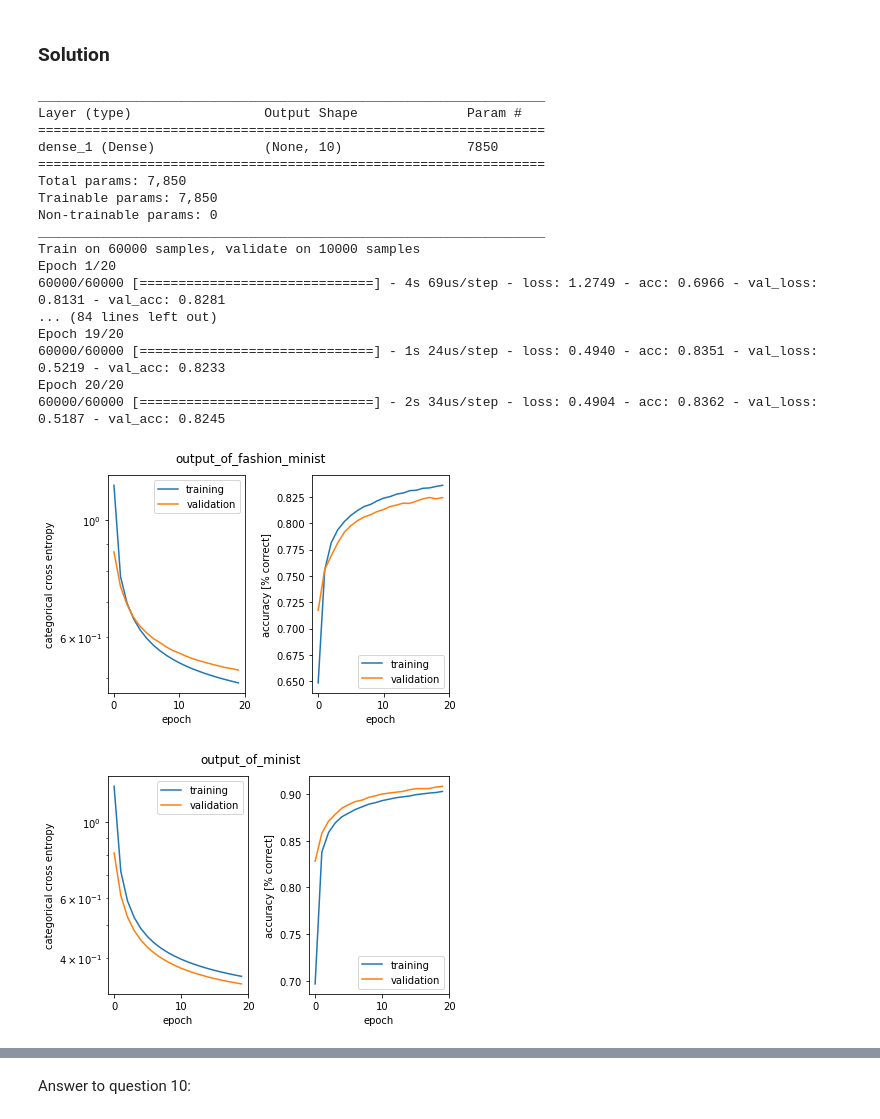
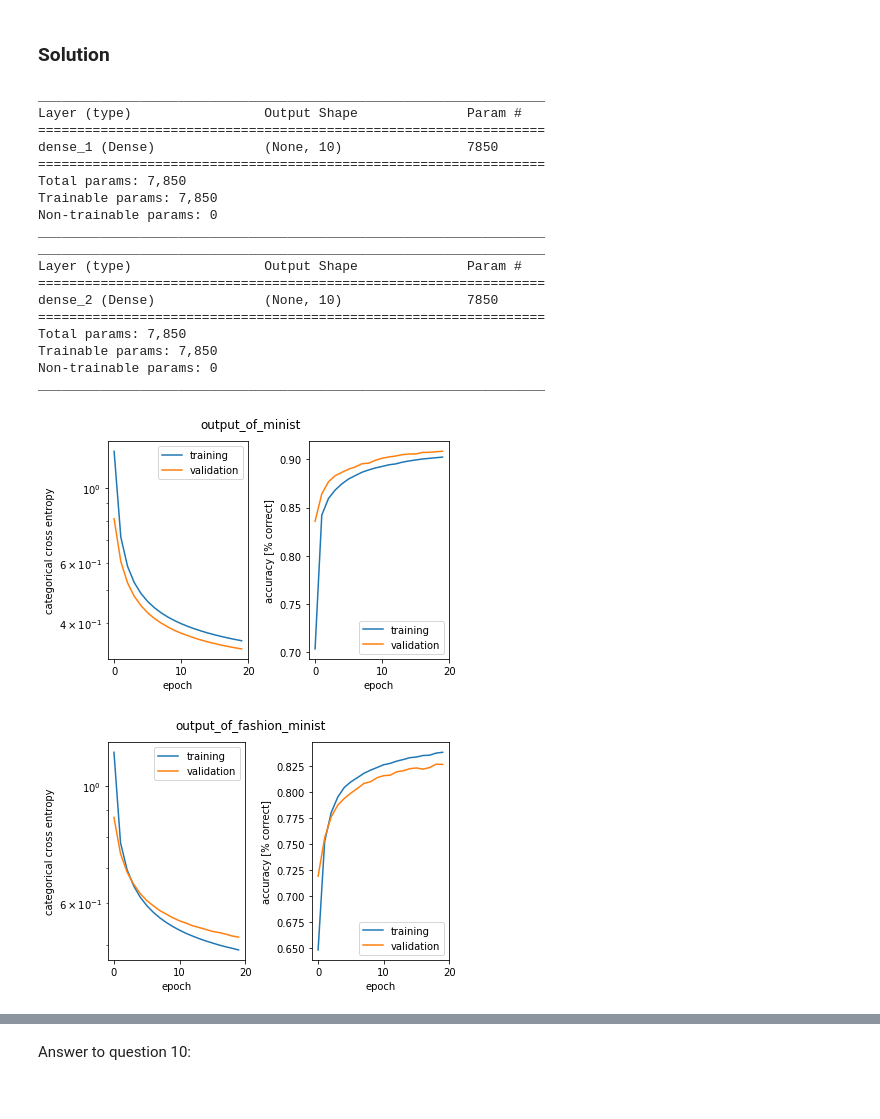
Before and after one commit to Battleman/ANN, a Jupyter notebook: miniproject1.ipynb, the cells around one changed output, grey strips where cells are left out. Drawn from its saved outputs; the diff is of its cells as text; code cells hidden in the pictures.

```diff
--- a/miniproject1.ipynb
+++ b/miniproject1.ipynb
@@ -102,7 +102,7 @@ def plot_some_samples(x, y = [], yhat = [], select_from = [],
     return fig
 
 def prepare_standardplot(title, xlabel):
-    fig, (ax1, ax2) = plt.subplots(1, 2)
+    fig, (ax1, ax2) = plt.subplots(1, 2, figsize=(15,5))
     fig.suptitle(title)
     ax1.set_ylabel('categorical cross entropy')
     ax1.set_xlabel(xlabel)
@@ -201,44 +201,45 @@ model.add(Dense(10,activation='softmax',input_shape=(784,)))
 model.summary()
 model.compile(loss='categorical_crossentropy',optimizer=SGD(),metrics=['accuracy'])
 history = model.fit(x_train, y_train,
                     batch_size=128,
                     epochs=20,
-                    verbose=1,
+                    verbose=0,
                     validation_data=(x_test, y_test))
 
-plot_history(history,'output_of_minist')
+plot_history(history,'output_of_minist');
 
 'have not done step 8'
 ##### for fashion_minst ######
 
 model = Sequential()
 model.add(Dense(10,activation='softmax',input_shape=(784,)))
 model.summary()
 model.compile(loss='categorical_crossentropy',optimizer=SGD(),metrics=['accuracy'])
 history = model.fit(x_fashion_train, y_fashion_train,
                     batch_size=128,
                     epochs=20,
-                    verbose=1,
+                    verbose=0,
                     validation_data=(x_fashion_test, y_fashion_test))
 
-plot_history(history,'output_of_fashion_minist')
+plot_history(history,'output_of_fashion_minist');
 # %% [output]
 _________________________________________________________________
 Layer (type)                 Output Shape              Param #
 =================================================================
 dense_1 (Dense)              (None, 10)                7850
 =================================================================
 Total params: 7,850
 Trainable params: 7,850
 Non-trainable params: 0
 _________________________________________________________________
-Train on 60000 samples, validate on 10000 samples
-Epoch 1/20
-60000/60000 [==============================] - 4s 69us/step - loss: 1.2749 - acc: 0.6966 - val_loss: 0.8131 - val_acc: 0.8281
-... (84 lines left out)
-Epoch 19/20
-60000/60000 [==============================] - 1s 24us/step - loss: 0.4940 - acc: 0.8351 - val_loss: 0.5219 - val_acc: 0.8233
-Epoch 20/20
-60000/60000 [==============================] - 2s 34us/step - loss: 0.4904 - acc: 0.8362 - val_loss: 0.5187 - val_acc: 0.8245
+_________________________________________________________________
+Layer (type)                 Output Shape              Param #
+=================================================================
+dense_2 (Dense)              (None, 10)                7850
+=================================================================
+Total params: 7,850
+Trainable params: 7,850
+Non-trainable params: 0
+_________________________________________________________________
-[figure, old version]
+[figure, new version]
-[figure, old version]
+[figure, new version]
```
Also changed, not shown: parts of 20 cells of this notebook.
